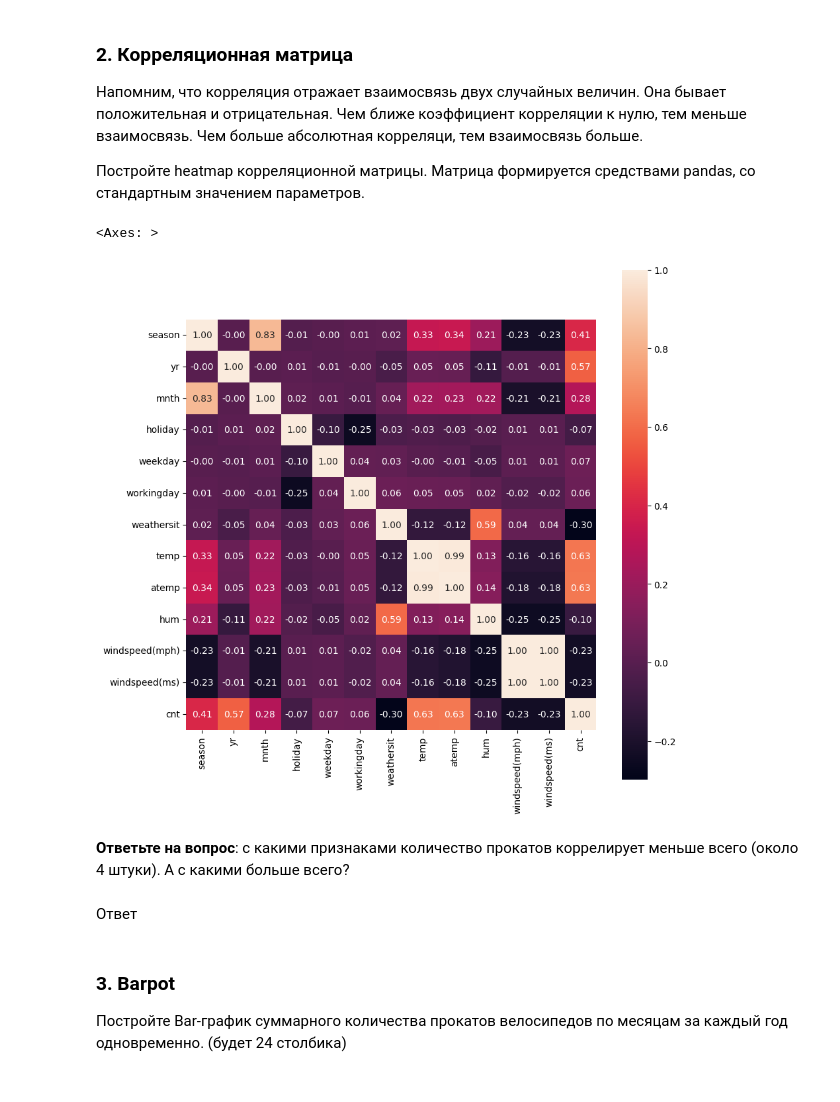
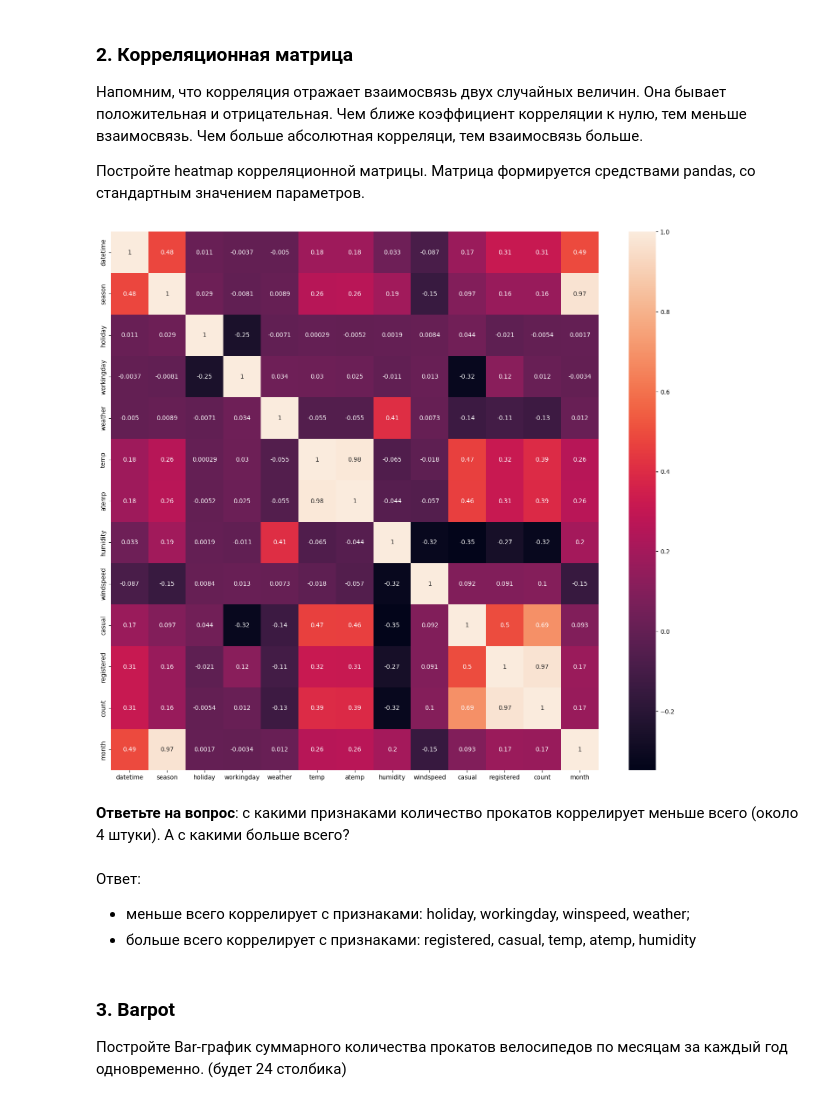
Before and after one commit to alexmordashov/computer_math, a Jupyter notebook: 5. Библиотека Pandas. Визуальный анализ данных/Практическая_работа_№5_Библиотека_Pandas.ipynb, the cells around one changed output. Saved outputs shown, nothing was run; the diff lists cells and outputs as text; code cells hidden in the pictures.

```diff
--- a/5. Библиотека Pandas. Визуальный анализ данных/Практическая_работа_№5_Библиотека_Pandas.ipynb
+++ b/5. Библиотека Pandas. Визуальный анализ данных/Практическая_работа_№5_Библиотека_Pandas.ipynb
@@ -366,7 +354,7 @@ import seaborn as sns
 # %% [markdown]
 Загрузите самостоятельно(!), с помощью pandas файл `bikes_rent.csv.gz` и выведите первые 5 строк. Ознакомьтесь с данными с помощью функций describe и info.
 # %%
-df = pd.read_csv('/content/sample_data/bikes_rent.csv')
+df = pd.read_csv('/content/sample_data/train.csv')
 
 df.head()
 # %% [output]
@@ -414,3 +401,6 @@ df.describe()
+# %%
+df['datetime']=pd.to_datetime(df['datetime'])
+df['month']=df['datetime'].dt.month
 # %% [markdown]
 Давайте посмотрим на графиках, как целевой признак зависит количество прокатов (cnt) зависит от остальных признаков `df.columns[:-1]`.
 # %%
@@ -445,16 +437,18 @@ _(чем больше значение, тем больше прокатов и
 
 Постройте heatmap корреляционной матрицы. Матрица формируется средствами pandas, со стандартным значением параметров.
 # %%
-corr = df.corr()
-plt.figure(figsize=(10,10))
-sns.heatmap(corr, square=True, annot=True, fmt=".2f")
+cor_mat = df.corr()
+plt.figure(figsize=(18, 16))
+sns.heatmap(cor_mat, annot=True)
+plt.show()
 # %% [output]
-<Axes: >
-[figure, old version]
+[figure, new version]
 # %% [markdown]
 **Ответьте на вопрос**: с какими признаками количество прокатов коррелирует меньше всего (около 4 штуки). А с какими больше всего?
-# %% [markdown]
-Ответ
+# %% [markdown]
+Ответ:
+* меньше всего коррелирует с признаками: holiday, workingday, winspeed, weather;
+* больше всего коррелирует с признаками: registered, casual, temp, atemp, humidity
 # %% [markdown]
 ### 3. Barpot
 
```
Also changed, not shown: parts of 59 cells of this notebook.
